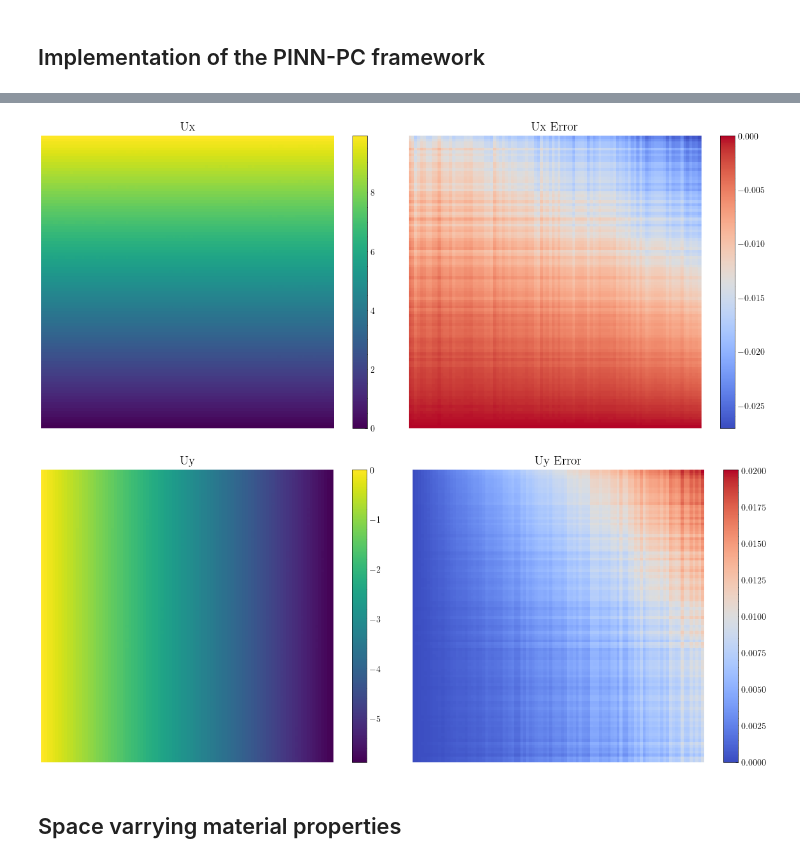
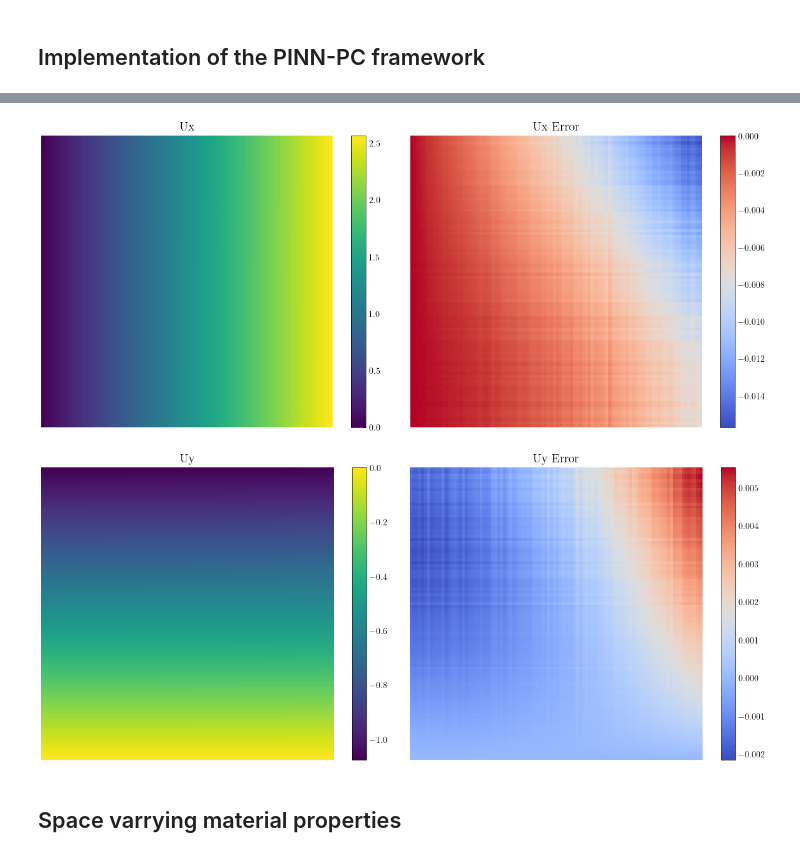
Before and after one commit to bonneted/PINN-PC, a Jupyter notebook: composite plate/no_variation/pinn_no_variation.ipynb, the cells around one changed output, grey strips where cells are left out. Cells and saved outputs as stored; diff of their text form; code cells hidden in the pictures.

```diff
--- a/composite plate/no_variation/pinn_no_variation.ipynb
+++ b/composite plate/no_variation/pinn_no_variation.ipynb
@@ -39,11 +39,15 @@ net_type = ["spinn","pinn"][0]
 Lmax = 100.0
 pstress = 0.1
 
-C11param = [1.55, 0.129, 20.18, 16.6]   # = [ mu, sigma , bx, by]
-C33param = [0.316, 0.027, 20.86, 15.08]
+# Material parameters: [mu, sigma, bx, by]
+# C11param = [1.55, 0.129, 20.18, 16.6]
+# C33param = [0.316, 0.027, 20.86, 15.08] --> from original paper
+C11param = [1.55, 0.129, 50, 50]
+C33param = [0.316, 0.027, 50, 50] # --> increase spatial correlation to limit number KL terms
 
-lmbd = C11param[0] - 2*C33param[0]
-mu = C33param[0]
+# Compute Lamé parameters
+lmbd = np.exp(C11param[0]) - 2 * np.exp(C33param[0])
+mu = np.exp(C33param[0])
 
 E = 9*mu*(lmbd + mu)/(3*lmbd + 3*mu)
 nu = lmbd/(lmbd + 2*mu)
@@ -51,8 +55,8 @@ nu = lmbd/(lmbd + 2*mu)
 Exx_mean = pstress/E
 Eyy_mean = -Exx_mean*nu
 
-Exx_mean_fem = 0.09937324349011243
-Eyy_mean_fem = -.05885460477883619
+Exx_mean_fem = 0.02571187493951528
+Eyy_mean_fem = -0.010741097568904246
 
 def transform_coords(x):
     """
@@ -255,31 +259,31 @@ Step      Train loss
 # %%
 X_input = [np.linspace(0, Lmax, 100).reshape(-1, 1)] * 2
 X_mesh, Y_mesh = np.meshgrid(X_input[0], X_input[1])
 if net_type != "spinn":
     X_input = np.vstack((X_mesh.flatten(), Y_mesh.flatten())).T
 Y_pred = model.predict([X_input])
-Ux_pred = Y_pred[:, 0].reshape(X_mesh.shape)
-Uy_pred = Y_pred[:, 1].reshape(X_mesh.shape)
+Ux_pred = Y_pred[:, 0].reshape(X_mesh.shape).T
+Uy_pred = Y_pred[:, 1].reshape(X_mesh.shape).T
 
-Ux_true = solution_fn(X_input)[:,0].reshape(X_mesh.shape)
-Uy_true = solution_fn(X_input)[:,1].reshape(X_mesh.shape)
+Ux_true = solution_fn(X_input)[:,0].reshape(X_mesh.shape).T
+Uy_true = solution_fn(X_input)[:,1].reshape(X_mesh.shape).T
 
 fig,ax = plt.subplots(1, 2, figsize=(12, 5))
 im = pcolor_plot(ax[0], X_mesh, Y_mesh, Ux_pred, "Ux")
 fig.colorbar(im, ax=ax[0])
 im = pcolor_plot(ax[1], X_mesh, Y_mesh, Ux_pred - Ux_true, "Ux Error",colormap="coolwarm")#,cmin=-0.1,cmax=0.1)
 fig.colorbar(im, ax=ax[1])
 fig.tight_layout()
 
 fig,ax = plt.subplots(1, 2, figsize=(12, 5))
 im = pcolor_plot(ax[0], X_mesh, Y_mesh, Uy_pred, "Uy")
 fig.colorbar(im, ax=ax[0])
 im = pcolor_plot(ax[1], X_mesh, Y_mesh, Uy_pred - Uy_true, "Uy Error",colormap="coolwarm")#,cmin=-0.1,cmax=0.1)
 fig.colorbar(im, ax=ax[1])
 fig.tight_layout()
 # %% [output]
-[figure, old version]
+[figure, new version]
-[figure, old version]
+[figure, new version]
 # %% [markdown]
 ## Space varrying material properties
 # %%
```
Also changed, not shown: parts of 5 cells of this notebook, 4 other files.
